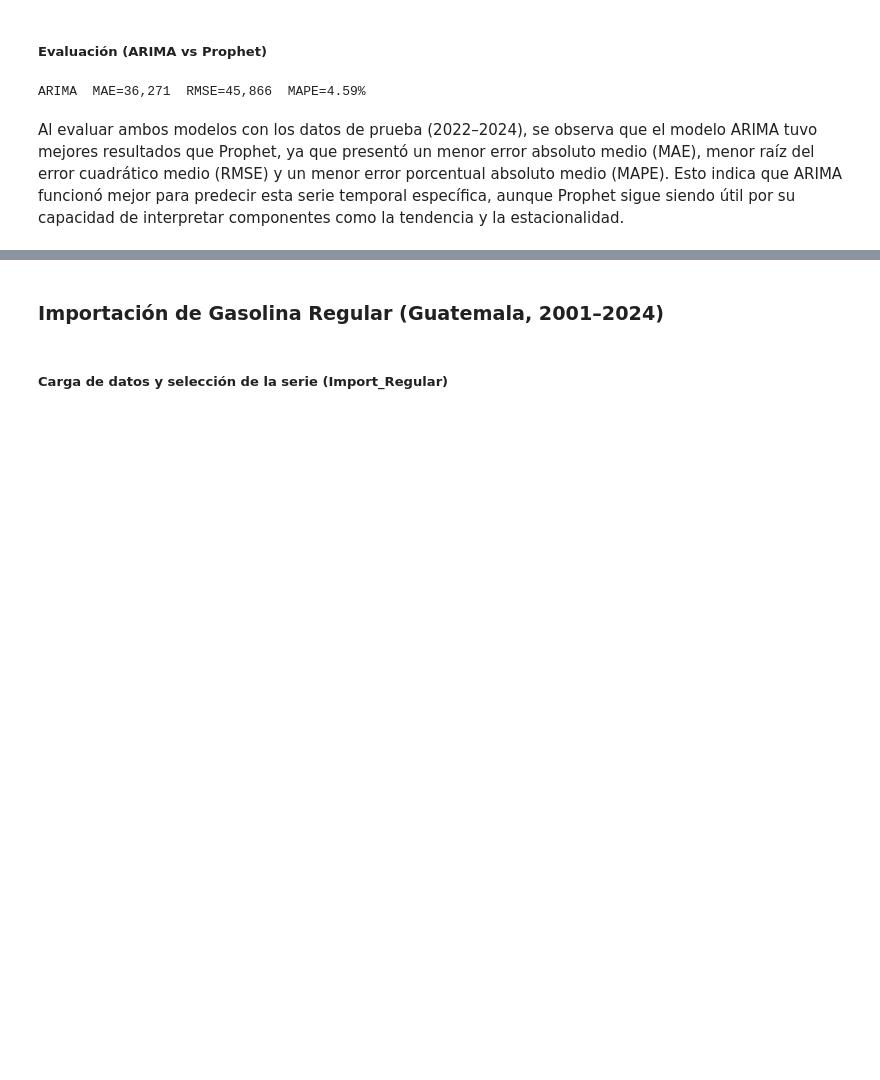
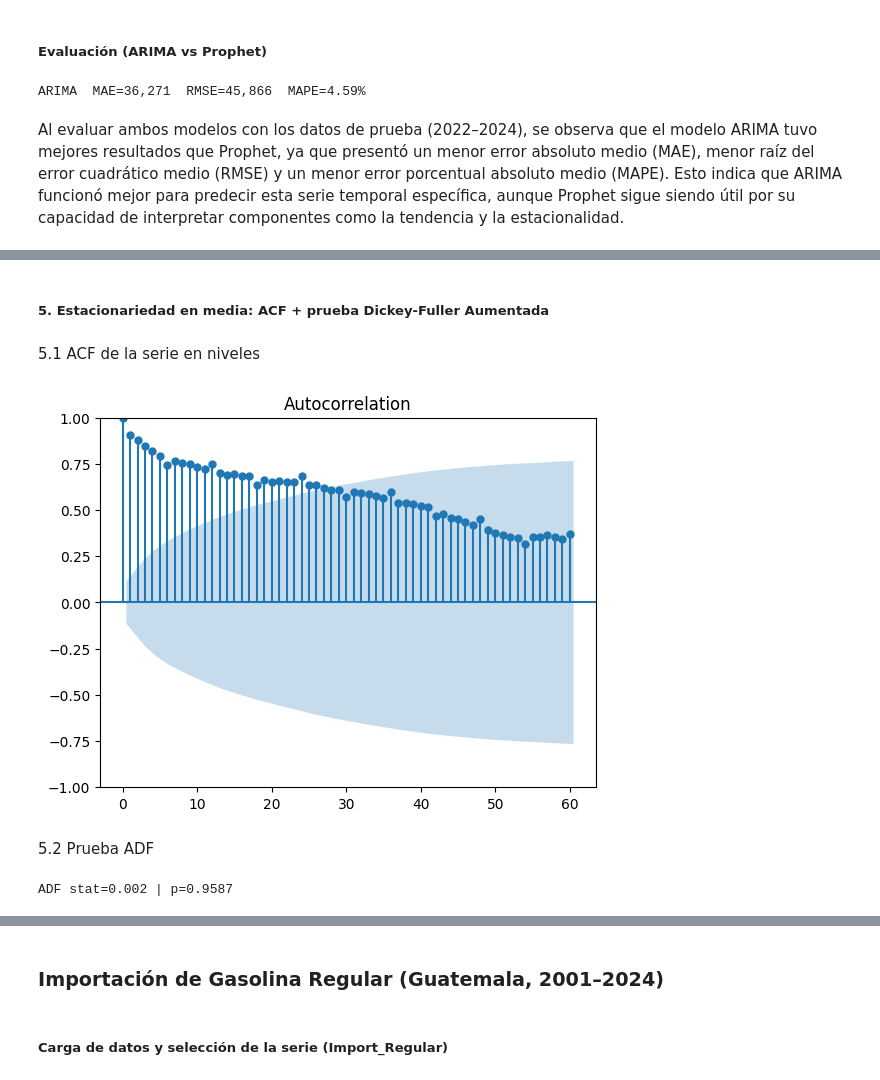
Before and after one commit to EstebanZG999/Lab1_DS, a Jupyter notebook: src/modelos_univariantes.ipynb, the cells around one changed output, grey strips where cells are left out. Drawn from its saved outputs; the diff is of its cells as text; code cells hidden in the pictures; blank space fills up the shorter version.

```diff
--- a/src/modelos_univariantes.ipynb
+++ b/src/modelos_univariantes.ipynb
@@ -309,0 +442,16 @@ Al evaluar ambos modelos con los datos de prueba (2022–2024), se observa que e
+# %% [markdown]
+##### 5. Estacionariedad en media: ACF + prueba Dickey‑Fuller Aumentada
+# %% [markdown]
+5.1 ACF de la serie en niveles
+# %%
+plot_acf(y.dropna(), lags=60)
+plt.show()
+# %% [output]
+[figure, added]
+# %% [markdown]
+5.2 Prueba ADF
+# %%
+adf_stat, pvalue, *_ = adfuller(y.dropna(), autolag='AIC')
+print(f"ADF stat={adf_stat:.3f} | p={pvalue:.4f}")
+# %% [output]
+ADF stat=0.002 | p=0.9587
```
Also changed, not shown: parts of 32 cells of this notebook.
